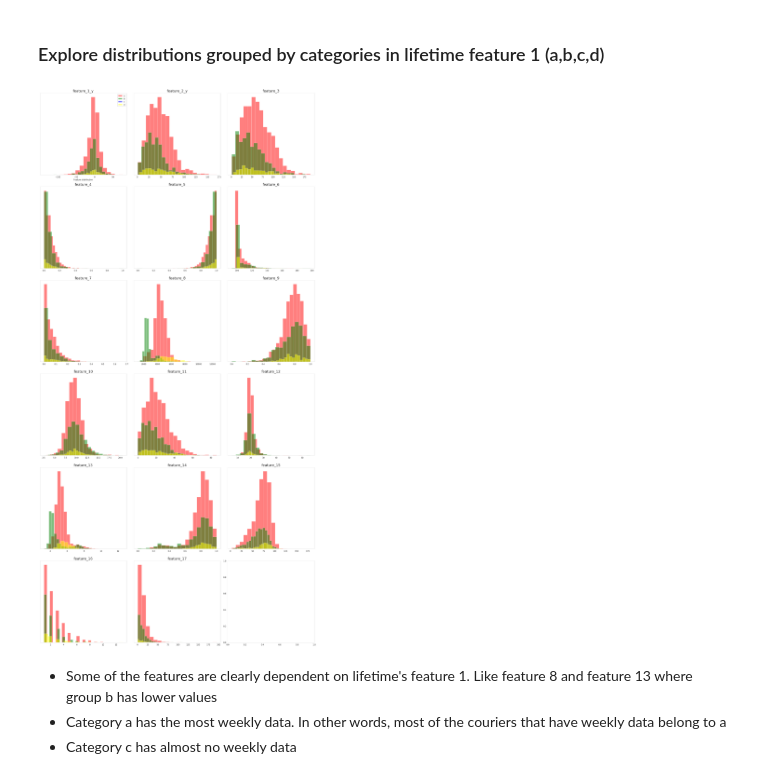
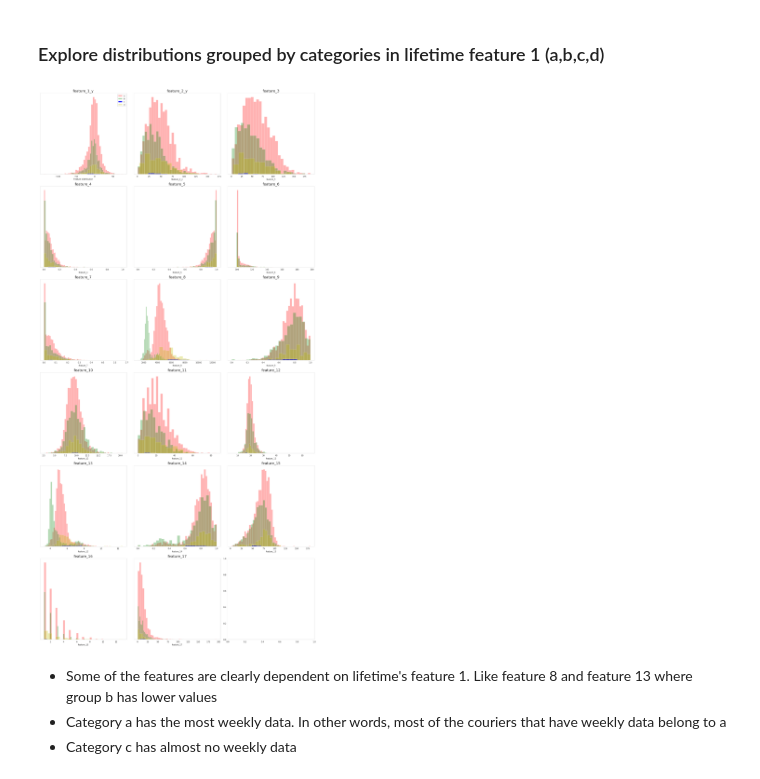
Before and after one commit to vitalv/courier, a Jupyter notebook: courier.ipynb, the cells around one changed output. Drawn from its saved outputs; the diff is of its cells as text; code cells hidden in the pictures.

Commit message:
changed feature 2 categories plot

```diff
--- a/courier.ipynb
+++ b/courier.ipynb
@@ -75,31 +75,31 @@ merge_all = pd.merge(lifetime, weekly, on='courier', how='left') #.to_csv('merge
 # %%
 a = merge.loc[merge.feature_1_x=='a']
 b = merge.loc[merge.feature_1_x=='b']
 c = merge.loc[merge.feature_1_x=='c']
 d = merge.loc[merge.feature_1_x=='d']
 
 weekly_features = merge.columns[4:]
 
 fig, axes = plt.subplots(6, 3, figsize=(20,40))
 
 ax = axes.flatten() #ravel()
 
 for i in range(len(weekly_features)):
-    ax[i].hist(a.loc[:,weekly_features[i]], bins=20, color='red', alpha=.5)
-    ax[i].hist(b.loc[:,weekly_features[i]], bins=20, color='green', alpha=.5)
-    ax[i].hist(c.loc[:,weekly_features[i]], bins=20, color='blue', alpha=.5)
-    ax[i].hist(d.loc[:,weekly_features[i]], bins=20, color='yellow', alpha=.5)
+    sb.distplot(a[weekly_features[i]], ax=ax[i], color='r', hist_kws={'alpha':0.3}, kde=False, norm_hist=False)
+    sb.distplot(b[weekly_features[i]], ax=ax[i], color='g', hist_kws={'alpha':0.3}, kde=False, norm_hist=False)
+    sb.distplot(c[weekly_features[i]], ax=ax[i], color='b', hist_kws={'alpha':0.9}, kde=False, norm_hist=False)
+    sb.distplot(d[weekly_features[i]], ax=ax[i], color='y', hist_kws={'alpha':0.3}, kde=False, norm_hist=False)
     ax[i].set_title(weekly_features[i], fontsize=18)
     ax[i].set_yticks(())
 
 ax[0].set_xlabel("Feature distribution")
 ax[0].legend(["a", "b", "c", "d"], loc="best")
 fig.tight_layout()
 
 
 plt.show()
 # %% [output]
-[figure, old version]
+[figure, new version]
 # %% [markdown]
 * Some of the features are clearly dependent on lifetime's feature 1. Like feature 8 and feature 13 where group b has lower values
 * Category a has the most weekly data. In other words, most of the couriers that have weekly data belong to a
```
Also changed, not shown: parts of 7 cells of this notebook, 1 other file.
